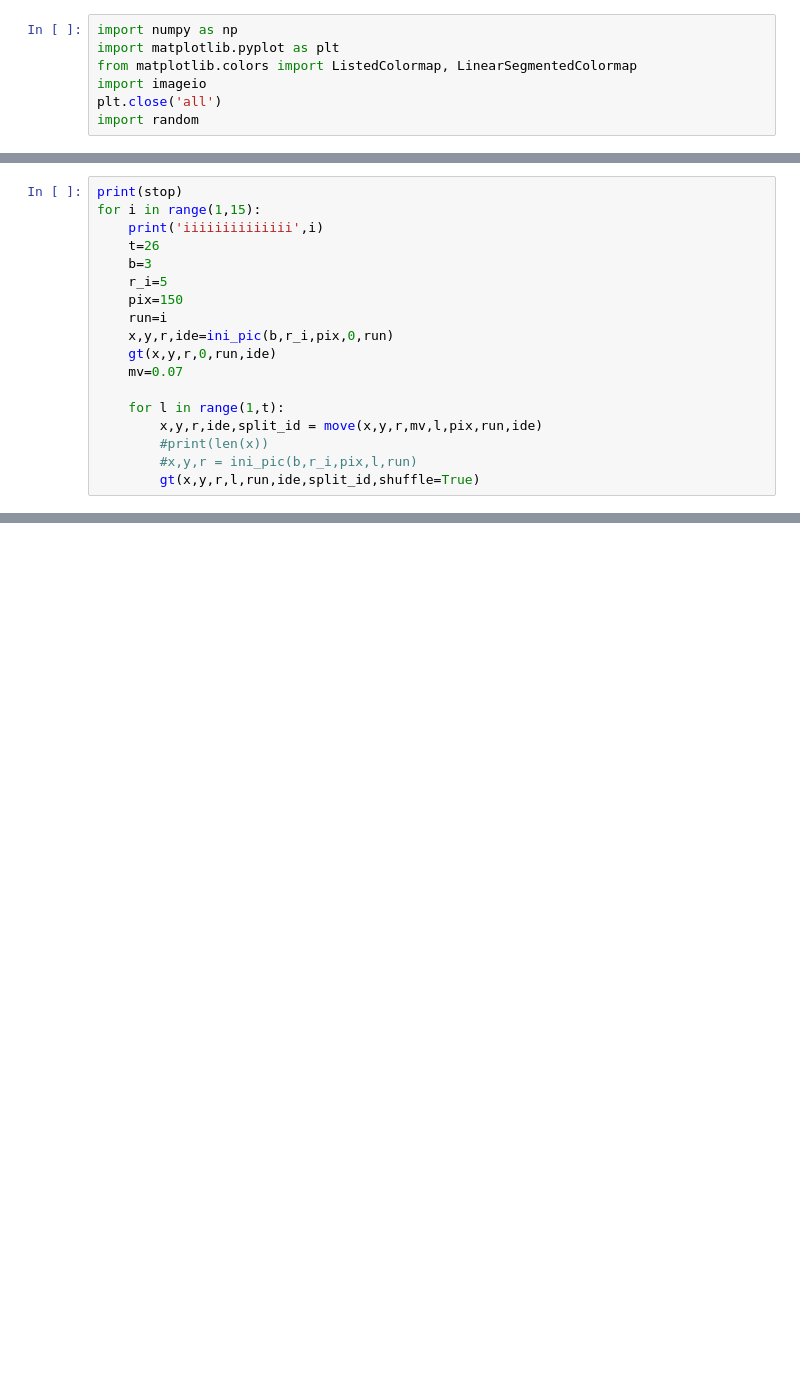
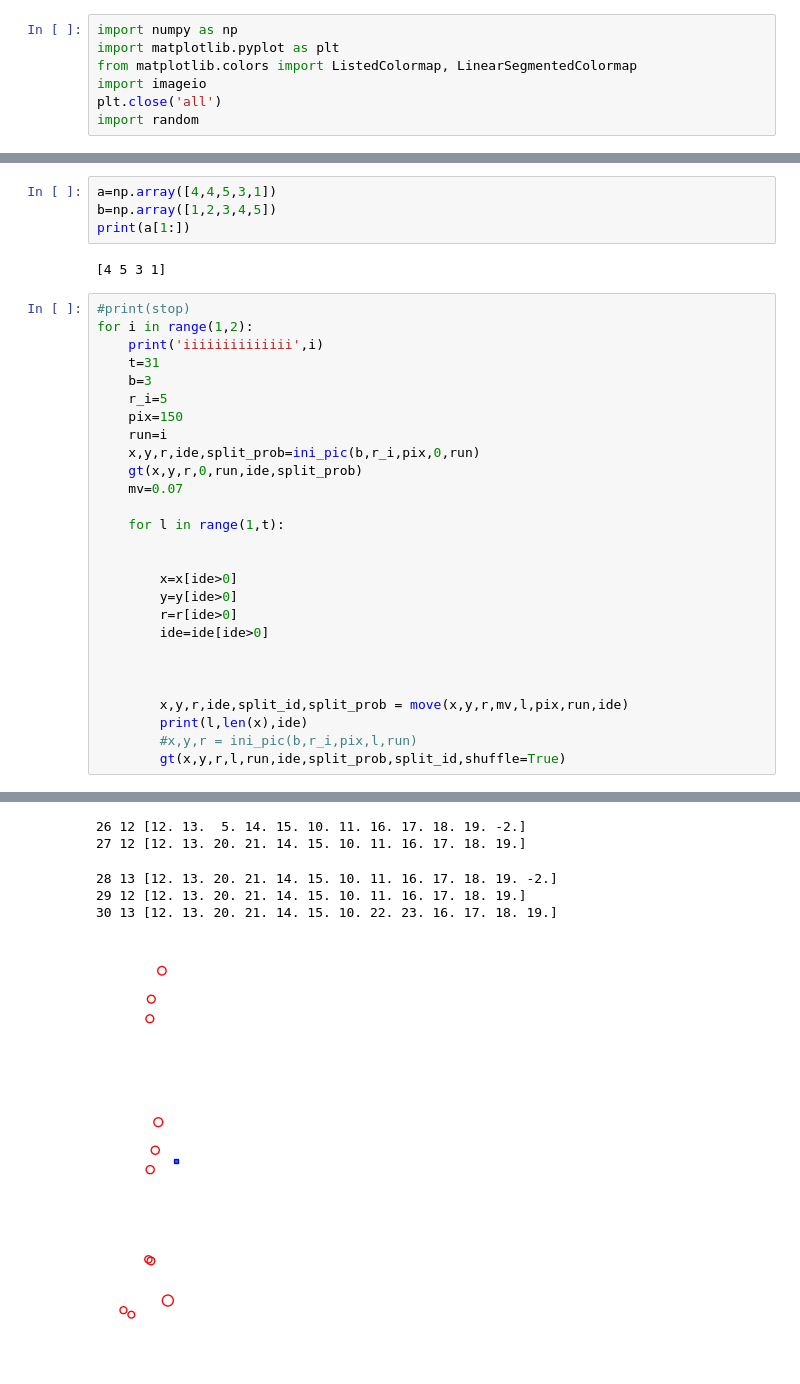
Before and after one commit to mosturm/IWR_CellTrack, a Jupyter notebook: dot.ipynb, the cells around one changed output, grey strips where cells are left out. Drawn from its saved outputs; the diff is of its cells as text; blank space fills up the shorter version.

```diff
--- a/dot.ipynb
+++ b/dot.ipynb
@@ -473,21 +543,36 @@ def move(x,y,r,mv,t,pix,run,ide):
 
 #plt.ioff()
+# %%
+a=np.array([4,4,5,3,1])
+b=np.array([1,2,3,4,5])
+print(a[1:])
+# %% [output]
+[4 5 3 1]
 # %%
-print(stop)
-for i in range(1,15):
+#print(stop)
+for i in range(1,2):
     print('iiiiiiiiiiiiii',i)
-    t=26
+    t=31
     b=3
     r_i=5
     pix=150
     run=i
-    x,y,r,ide=ini_pic(b,r_i,pix,0,run)
-    gt(x,y,r,0,run,ide)
+    x,y,r,ide,split_prob=ini_pic(b,r_i,pix,0,run)
+    gt(x,y,r,0,run,ide,split_prob)
     mv=0.07
 
     for l in range(1,t):
-        x,y,r,ide,split_id = move(x,y,r,mv,l,pix,run,ide)
-        #print(len(x))
+
+
+        x=x[ide>0]
+        y=y[ide>0]
+        r=r[ide>0]
+        ide=ide[ide>0]
+
+
+
+        x,y,r,ide,split_id,split_prob = move(x,y,r,mv,l,pix,run,ide)
+        print(l,len(x),ide)
         #x,y,r = ini_pic(b,r_i,pix,l,run)
-        gt(x,y,r,l,run,ide,split_id,shuffle=True)
+        gt(x,y,r,l,run,ide,split_prob,split_id,shuffle=True)
 # %% [output]
@@ -494,0 +605,8 @@ NameError: name 'stop' is not defined
+26 12 [12. 13.  5. 14. 15. 10. 11. 16. 17. 18. 19. -2.]
+27 12 [12. 13. 20. 21. 14. 15. 10. 11. 16. 17. 18. 19.]
+28 13 [12. 13. 20. 21. 14. 15. 10. 11. 16. 17. 18. 19. -2.]
+29 12 [12. 13. 20. 21. 14. 15. 10. 11. 16. 17. 18. 19.]
+30 13 [12. 13. 20. 21. 14. 15. 10. 22. 23. 16. 17. 18. 19.]
+[figure, added]
+[figure, added]
+[figure, added]
```
Also changed, not shown: parts of 4 cells of this notebook, 1 other file.
